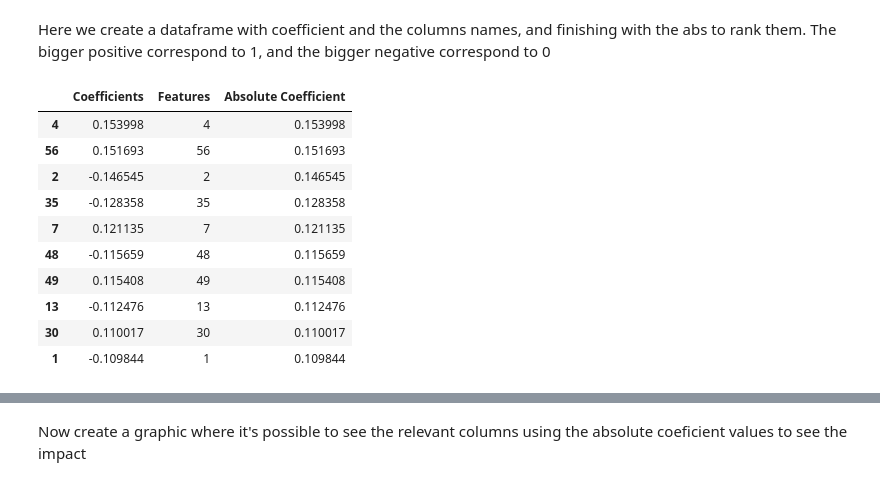
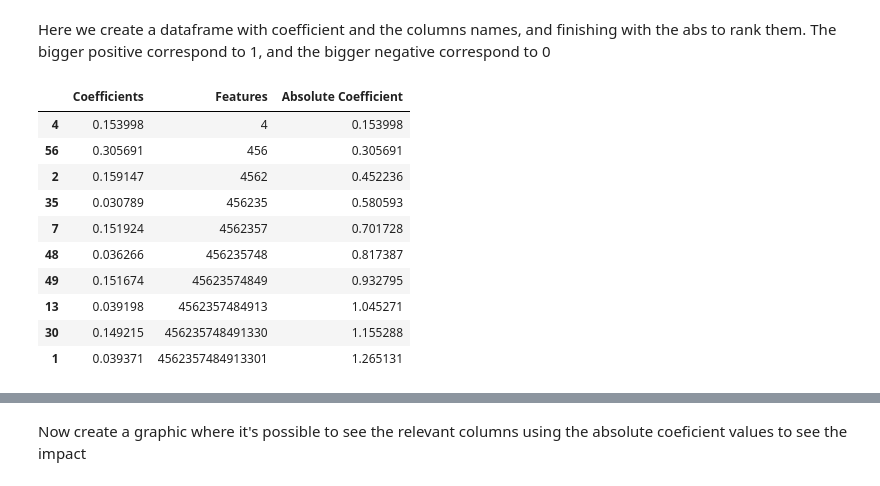
Before and after one commit to andonokar/task7, a Jupyter notebook: task7.ipynb, the cells around one changed output, grey strips where cells are left out. Saved outputs shown, nothing was run; the diff lists cells and outputs as text; code cells hidden in the pictures.

```diff
--- a/task7.ipynb
+++ b/task7.ipynb
@@ -120,21 +120,21 @@ Here we create a dataframe with coefficient and the columns names, and finishing
 # %%
 coeficients = best_model.coef_[0]
 features_df = pd.DataFrame({
     "Coefficients": coeficients,
     "Features": X.columns,
     "Absolute Coefficient": np.abs(coeficients)
 })
 features_df = features_df.sort_values(by="Absolute Coefficient", ascending=False)
-features_df.head(10)
+features_df.head(10).cumsum()
 # %% [output]
 |  | Coefficients | Features | Absolute Coefficient |
 | 4 | 0.153998 | 4 | 0.153998 |
-| 56 | 0.151693 | 56 | 0.151693 |
-| 2 | -0.146545 | 2 | 0.146545 |
-| 35 | -0.128358 | 35 | 0.128358 |
-| 7 | 0.121135 | 7 | 0.121135 |
-| 48 | -0.115659 | 48 | 0.115659 |
-| 49 | 0.115408 | 49 | 0.115408 |
-| 13 | -0.112476 | 13 | 0.112476 |
-| 30 | 0.110017 | 30 | 0.110017 |
-| 1 | -0.109844 | 1 | 0.109844 |
+| 56 | 0.305691 | 456 | 0.305691 |
+| 2 | 0.159147 | 4562 | 0.452236 |
+| 35 | 0.030789 | 456235 | 0.580593 |
+| 7 | 0.151924 | 4562357 | 0.701728 |
+| 48 | 0.036266 | 456235748 | 0.817387 |
+| 49 | 0.151674 | 45623574849 | 0.932795 |
+| 13 | 0.039198 | 4562357484913 | 1.045271 |
+| 30 | 0.149215 | 456235748491330 | 1.155288 |
+| 1 | 0.039371 | 4562357484913301 | 1.265131 |
```
Also changed, not shown: parts of 22 cells of this notebook.
